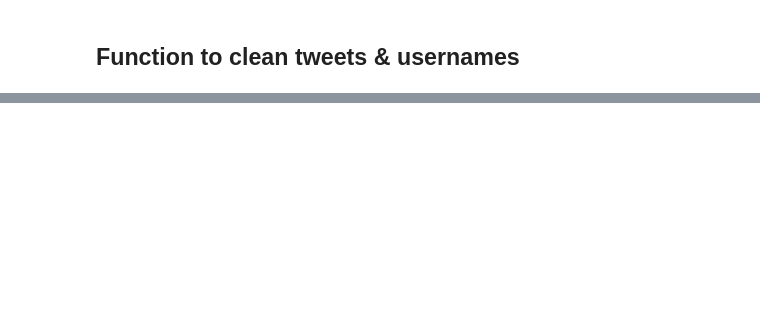
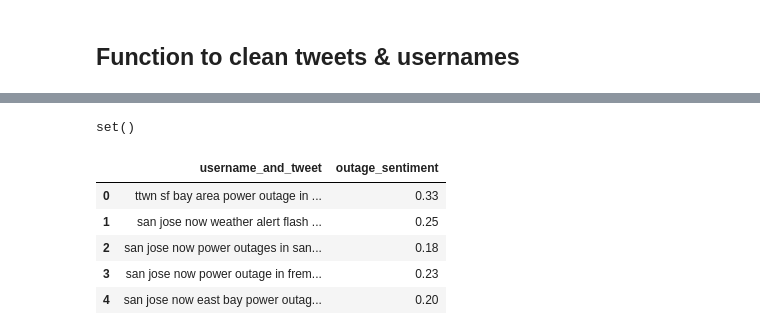
Before and after one commit to dmedellin2/mapping_power_outages, a Jupyter notebook: danielle/clean_data.ipynb, the cells around one changed output, grey strips where cells are left out. Cells and saved outputs as stored; diff of their text form; code cells hidden in the pictures; blank space fills up the shorter version.

```diff
--- a/danielle/clean_data.ipynb
+++ b/danielle/clean_data.ipynb
@@ -549,0 +294,5 @@ sent_df.loc[14876,'tweet']
+# %%
+# checking for overlap of associated words and stop words
+set(associated).intersection(set(custom_stopwords))
+# %% [output]
+set()
@@ -549,0 +339,12 @@ sent_df.loc[14876,'tweet']
+# %%
+data = {'username_and_tweet':tweets['name_and_tweet'],'outage_sentiment':sentiments}
+
+sent_df = pd.DataFrame(data)
+sent_df.head()
+# %% [output]
+|  | username_and_tweet | outage_sentiment |
+| 0 | ttwn sf bay area power outage in ... | 0.33 |
+| 1 | san jose now weather alert flash ... | 0.25 |
+| 2 | san jose now power outages in san... | 0.18 |
+| 3 | san jose now power outage in frem... | 0.23 |
+| 4 | san jose now east bay power outag... | 0.20 |
```
Also changed, not shown: parts of 85 cells of this notebook, 1 other file.
